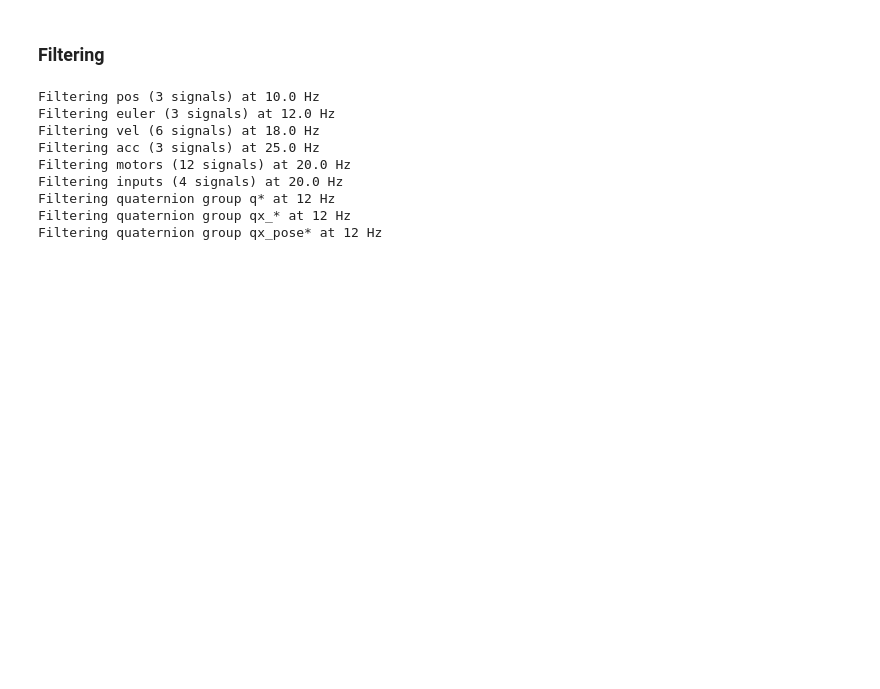
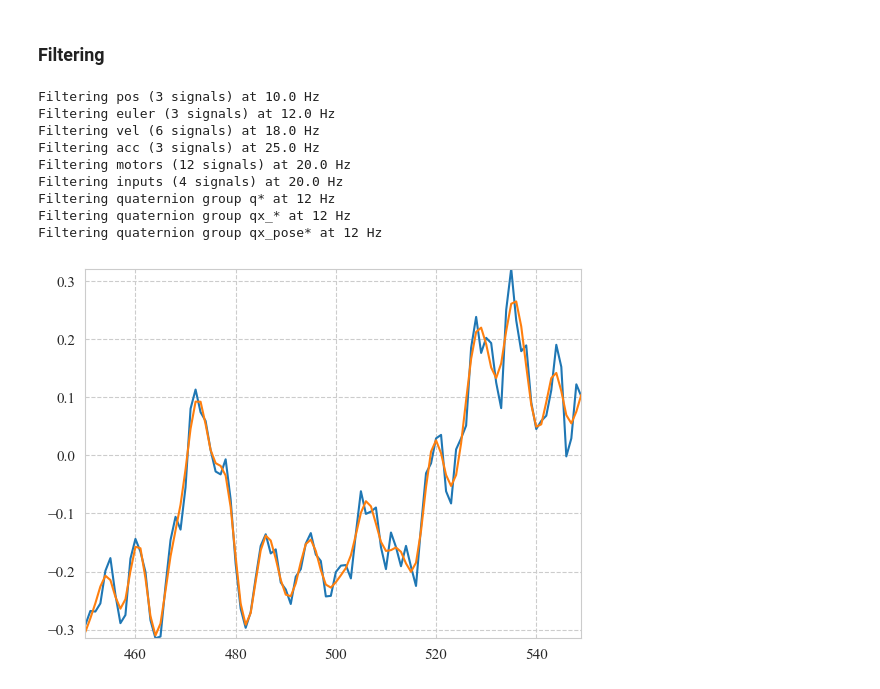
Before and after one commit to idsia-robotics/nanodrone-sysid-benchmark, a Jupyter notebook: processing/csv_to_processed.ipynb, the cells around one changed output. Cells and saved outputs as stored; diff of their text form; code cells hidden in the pictures; blank space fills up the shorter version.

```diff
--- a/processing/csv_to_processed.ipynb
+++ b/processing/csv_to_processed.ipynb
@@ -511,0 +512,8 @@ df_filt.to_csv(os.path.join('../data/real/processed/train', file_name_real))
+# %%
+N_start = 450
+N_end = 550
+df_real_aligned['wx'][N_start:N_end].plot()
+df_filt['wx'][N_start:N_end].plot()
+plt.show()
+# %% [output]
+[figure, added]
```
Also changed, not shown: parts of 6 cells of this notebook, 21 other files.
